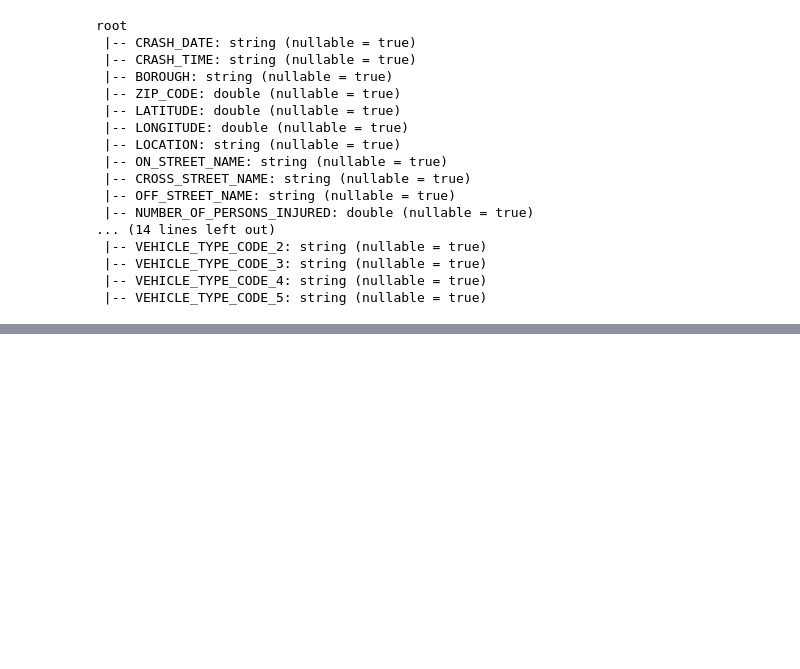
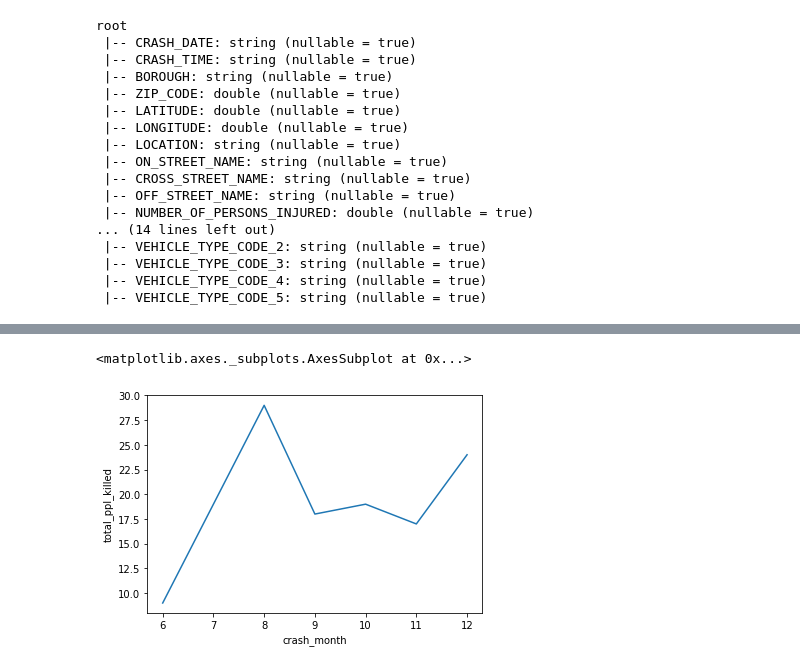
Before and after one commit to saitzaw/apache-spark-colab, a Jupyter notebook: Resolution2023_PySpark.ipynb, the cells around one changed output, grey strips where cells are left out. Cells and saved outputs as stored; diff of their text form; code cells hidden in the pictures; blank space fills up the shorter version.

```diff
--- a/Resolution2023_PySpark.ipynb
+++ b/Resolution2023_PySpark.ipynb
@@ -129,0 +258,6 @@ only showing top 20 rows
+# %%
+MVCCDf16 = MVCCDKilled.filter(MVCCDKilled["crash_year"] == 2016)\
+.groupBy("crash_year", "crash_month")\
+.sum("num_person_killed")\
+.withColumnRenamed("Sum(num_person_killed)", "total_ppl_killed")\
+.orderBy("crash_year", "crash_month")
@@ -129,0 +275,7 @@ only showing top 20 rows
+# %%
+df_mvcc16 = MVCCDf16.toPandas()
+# %%
+sns.lineplot(x="crash_month", y="total_ppl_killed", data=df_mvcc16)
+# %% [output]
+<matplotlib.axes._subplots.AxesSubplot at 0x...>
+[figure, added]
```
Also changed, not shown: parts of 26 cells of this notebook.
